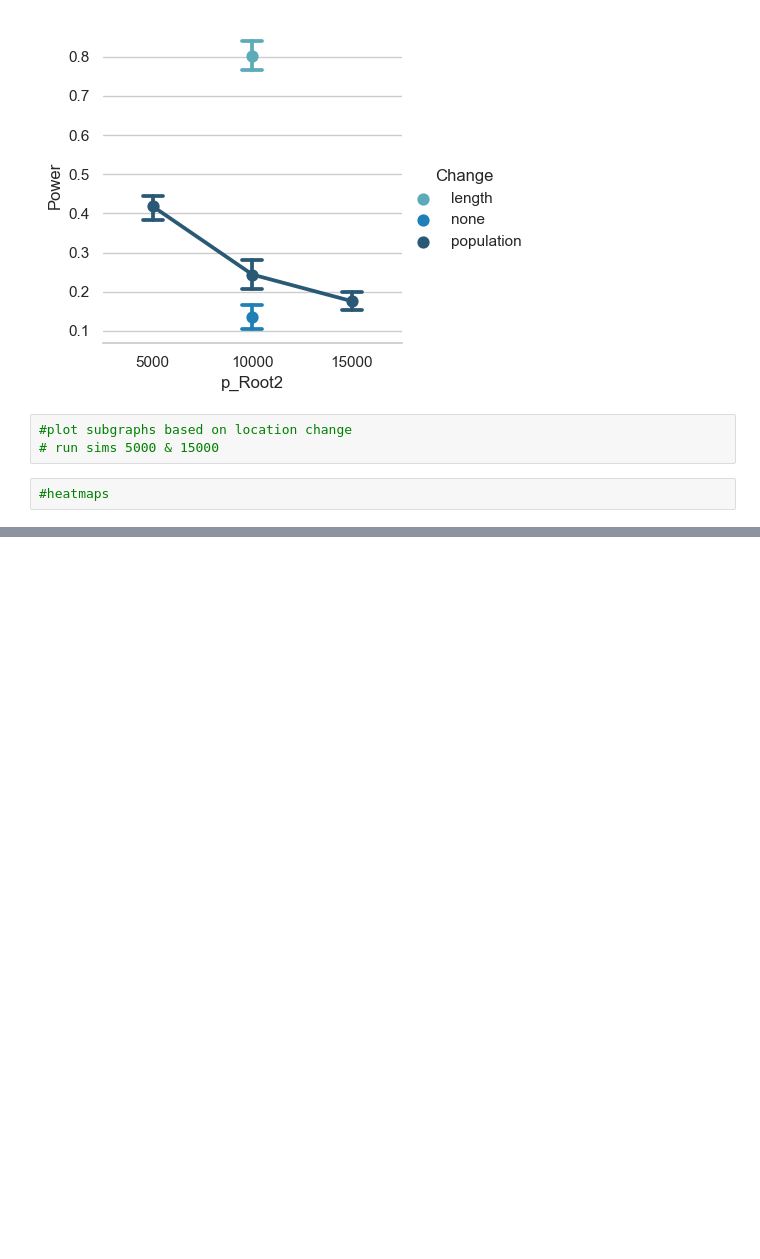
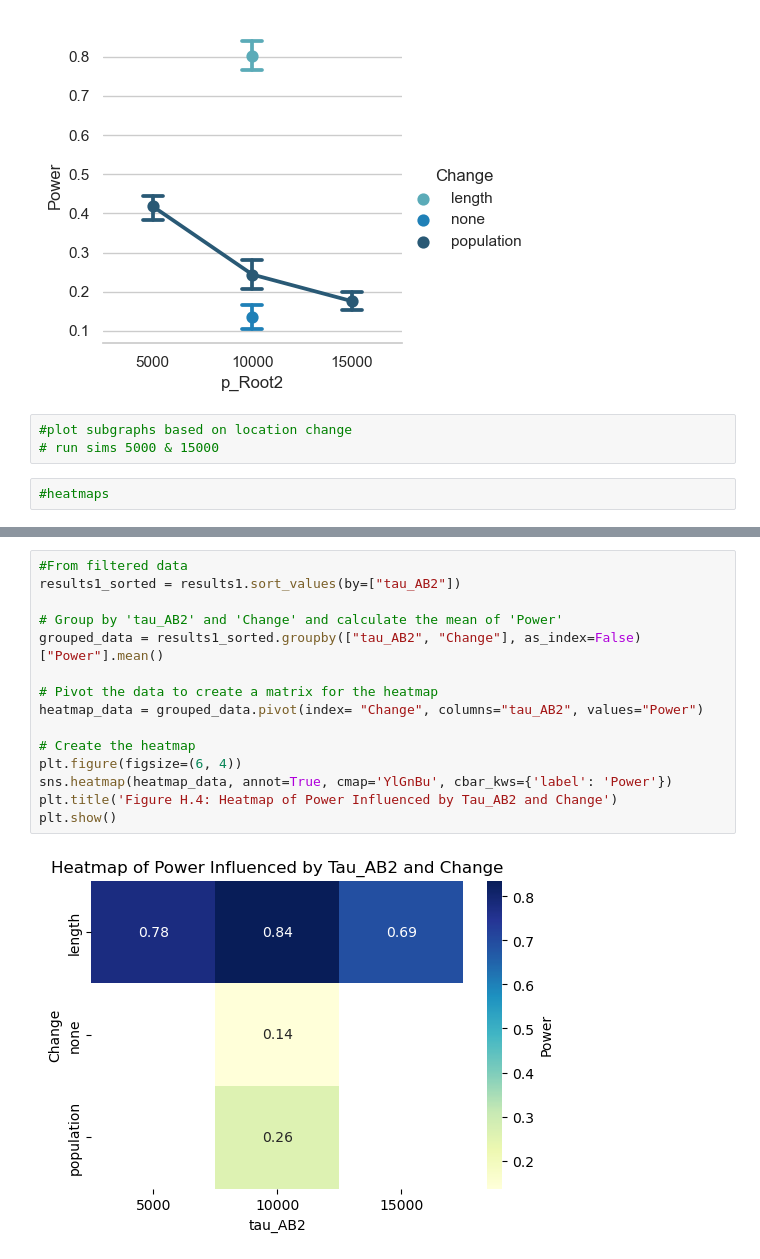
Before and after one commit to megan-owen/tree-hypothesis-testing, a Jupyter notebook: summer2024/HypothesisTestGraphs.ipynb, the cells around one changed output, grey strips where cells are left out. Cells and saved outputs as stored; diff of their text form; blank space fills up the shorter version.

```diff
--- a/summer2024/HypothesisTestGraphs.ipynb
+++ b/summer2024/HypothesisTestGraphs.ipynb
@@ -526,0 +206,17 @@ plt.show()
+# %%
+#From filtered data
+results1_sorted = results1.sort_values(by=["tau_AB2"])
+
+# Group by 'tau_AB2' and 'Change' and calculate the mean of 'Power'
+grouped_data = results1_sorted.groupby(["tau_AB2", "Change"], as_index=False)["Power"].mean()
+
+# Pivot the data to create a matrix for the heatmap
+heatmap_data = grouped_data.pivot(index= "Change", columns="tau_AB2", values="Power")
+
+# Create the heatmap
+plt.figure(figsize=(6, 4))
+sns.heatmap(heatmap_data, annot=True, cmap='YlGnBu', cbar_kws={'label': 'Power'})
+plt.title('Figure H.4: Heatmap of Power Influenced by Tau_AB2 and Change')
+plt.show()
+# %% [output]
+[figure, added]
```
Also changed, not shown: parts of 43 cells of this notebook.
